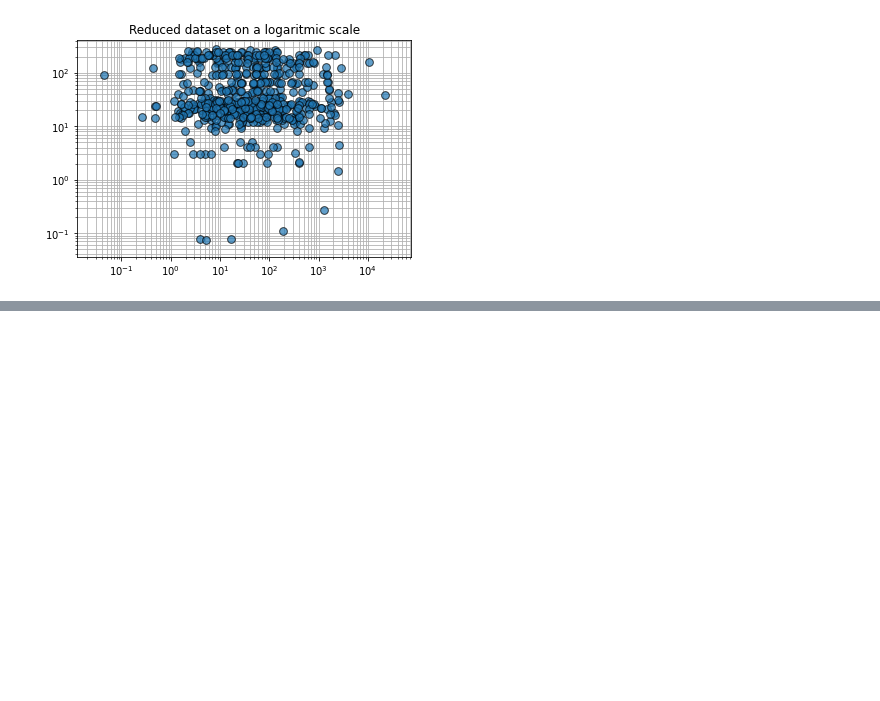
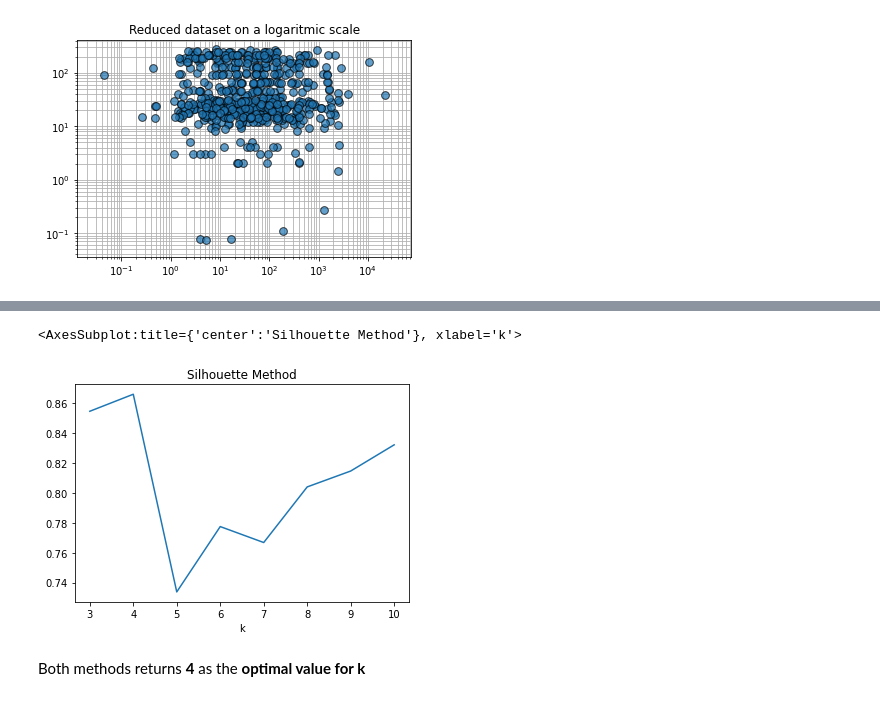
Before and after one commit to gianaguico/ADM_HW4_Group33, a Jupyter notebook: HM4 Q2.ipynb, the cells around one changed output, grey strips where cells are left out. Saved outputs shown, nothing was run; the diff lists cells and outputs as text; code cells hidden in the pictures; blank space fills up the shorter version.

```diff
--- a/HM4 Q2.ipynb
+++ b/HM4 Q2.ipynb
@@ -258,0 +350,15 @@ ax.set_xscale("log")
+# %%
+sc.setLogLevel("OFF")
+s = []
+for k in tqdm(range(3, 11)):
+    score = iterating(k, rdd, threshold = 10)
+    s.append(silhouette_score(data, score[0][0]))
+# %%
+k = pd.DataFrame(s)
+k.index = k.index + 3
+k.plot(title = 'Silhouette Method', legend = False, xlabel = 'k')
+# %% [output]
+<AxesSubplot:title={'center':'Silhouette Method'}, xlabel='k'>
+[figure, added]
+# %% [markdown]
+Both methods returns **4** as the **optimal value for k**
```
Also changed, not shown: parts of 59 cells of this notebook.
